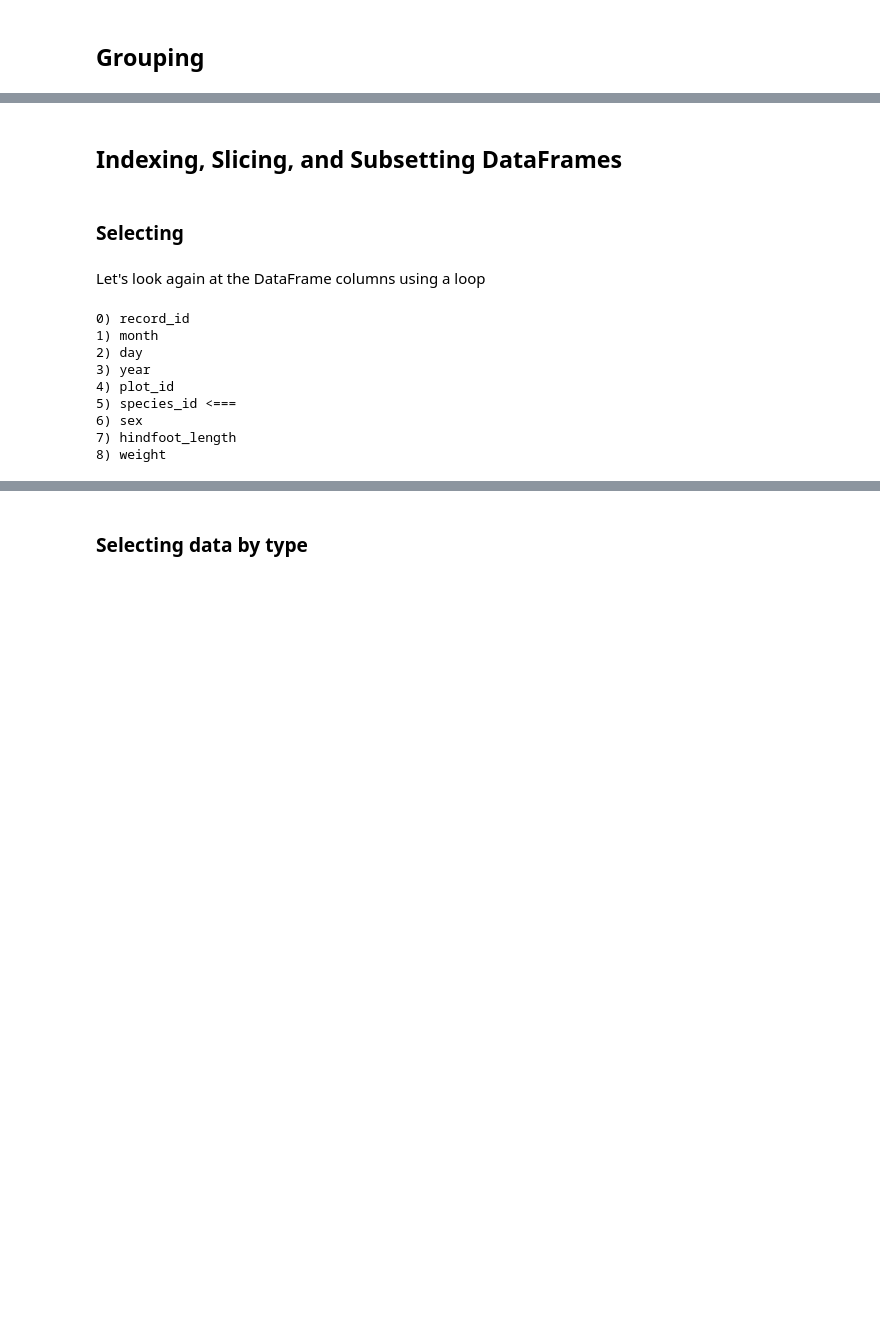
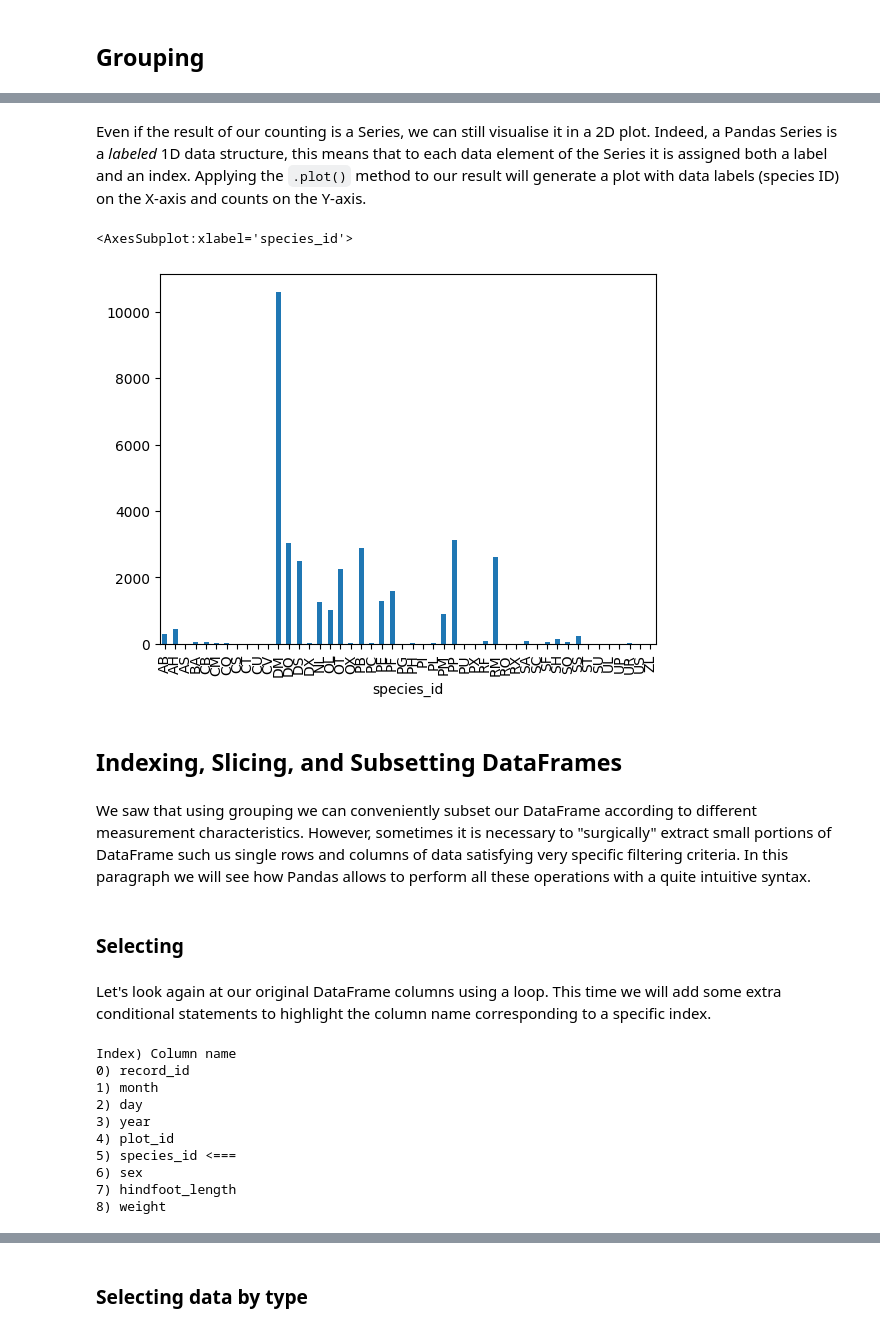
Before and after one commit to UtrechtUniversity/workshop-introduction-to-python, a Jupyter notebook: book/data-science-with-pandas-1.ipynb, the cells around one changed output, grey strips where cells are left out. Cells and saved outputs as stored; diff of their text form; code cells hidden in the pictures; blank space fills up the shorter version.

Commit message:
Brutally updated files a second time

````diff
--- a/book/data-science-with-pandas-1.ipynb
+++ b/book/data-science-with-pandas-1.ipynb
@@ -149,0 +239,4 @@ Shall we add a session with statistics with grouping?
+# %%
+grouped_species_counts = surveys_df.groupby('species_id')['record_id'].count()
+print(type(grouped_species_counts))
+grouped_species_counts
@@ -150,17 +262,28 @@ Shall we add a session with statistics with grouping?
+# %% [markdown]
+Even if the result of our counting is a Series, we can still visualise it in a 2D plot. Indeed, a Pandas Series is a *labeled* 1D data structure, this means that to each data element of the Series it is assigned both a label and an index. Applying the ```.plot()``` method to our result will generate a plot with data labels (species ID) on the X-axis and counts on the Y-axis.
+# %%
+grouped_species_counts.plot(kind='bar')
+# %% [output]
+<AxesSubplot:xlabel='species_id'>
+[figure, added]
 # %% [markdown]
 ## Indexing, Slicing, and Subsetting DataFrames
+# %% [markdown]
+We saw that using grouping we can conveniently subset our DataFrame according to different measurement characteristics. However, sometimes it is necessary to "surgically" extract small portions of DataFrame such us single rows and columns of data satisfying very specific filtering criteria. In this paragraph we will see how Pandas allows to perform all these operations with a quite intuitive syntax.
 # %% [markdown]
 ### Selecting
 # %% [markdown]
-Let's look again at the DataFrame columns using a loop
+Let's look again at our original DataFrame columns using a loop. This time we will add some extra conditional statements to highlight the column name corresponding to a specific index.
 # %%
 sel_index = 5
+print('Index) Column name')
 for i,col in enumerate(surveys_df.columns):
     if i == sel_index:
         print('{}) {} <==='.format(i,col))
     else:
         print('{}) {}'.format(i,col))
 # %% [output]
+Index) Column name
 0) record_id
 1) month
 2) day
````
Also changed, not shown: parts of 85 cells of this notebook.
